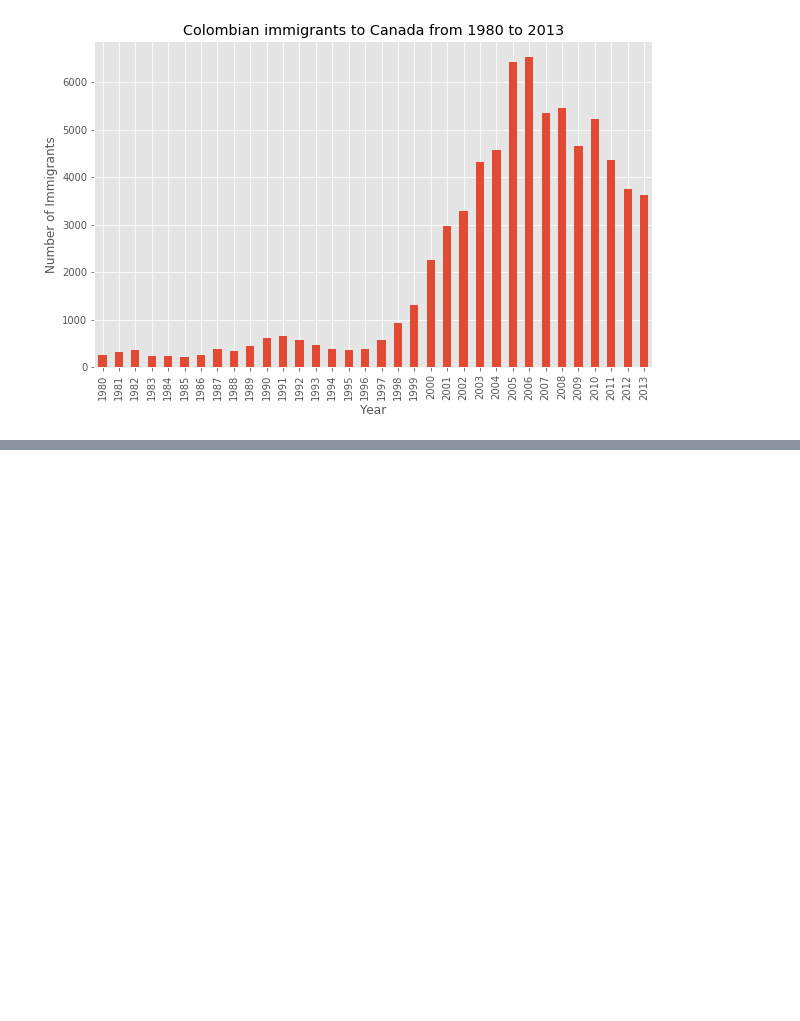
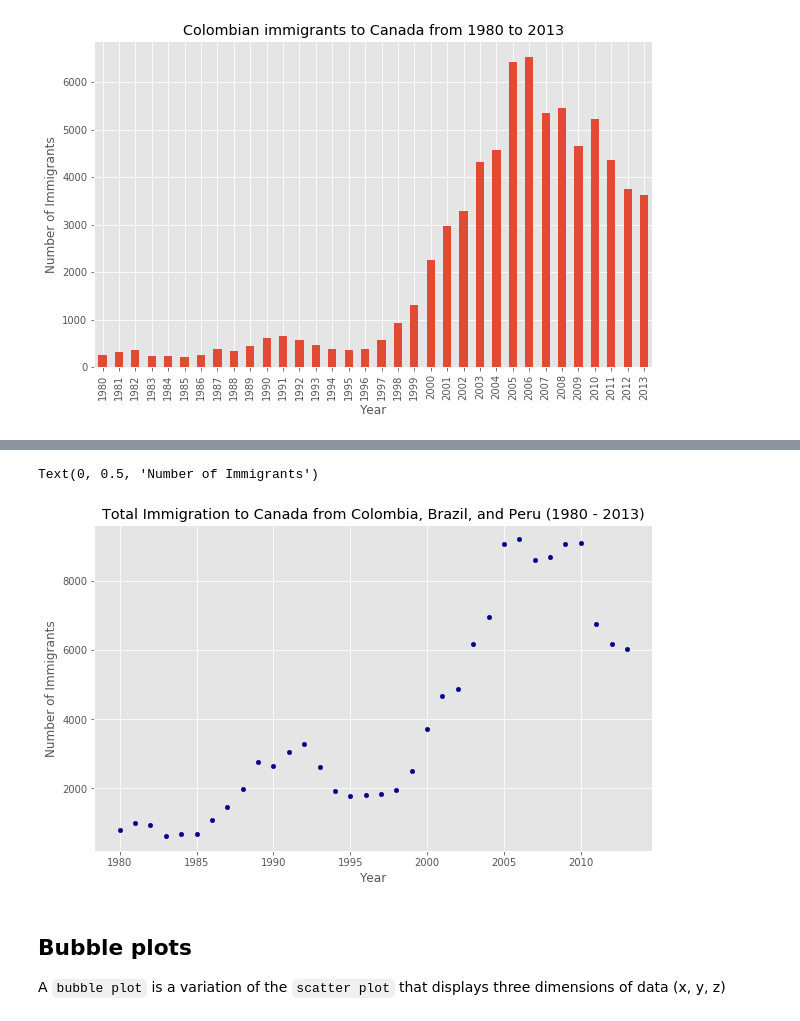
Before and after one commit to felgonzalezh/IBM-Data-Science-Professional-Certification, a Jupyter notebook: Course7_Data_Visualization_with_Python/matplotlib_summary.ipynb, the cells around one changed output, grey strips where cells are left out. Cells and saved outputs as stored; diff of their text form; code cells hidden in the pictures; blank space fills up the shorter version.

```diff
--- a/Course7_Data_Visualization_with_Python/matplotlib_summary.ipynb
+++ b/Course7_Data_Visualization_with_Python/matplotlib_summary.ipynb
@@ -190,0 +235,8 @@ Text(0, 0.5, 'Number of Immigrants')
+# %%
+df_countries = pd.DataFrame(df_can.loc[["Colombia","Brazil","Peru"]])
+
+df_total = pd.DataFrame(df_countries[years].sum(axis=0))
+df_total.index = map(int,df_total.index)
+df_total.reset_index(inplace=True)
+df_total.columns = ["year","total"]
+df_total.head()
@@ -190,0 +250,13 @@ Text(0, 0.5, 'Number of Immigrants')
+# %%
+ax = df_total.plot(kind="scatter",x="year",y="total", figsize=(10, 6), color='darkblue')
+
+ax.set_title('Total Immigration to Canada from Colombia, Brazil, and Peru (1980 - 2013)')
+ax.set_xlabel('Year')
+ax.set_ylabel('Number of Immigrants')
+# %% [output]
+Text(0, 0.5, 'Number of Immigrants')
+[figure, added]
+# %% [markdown]
+## Bubble plots
+
+A `bubble plot` is a variation of the `scatter plot` that displays three dimensions of data (x, y, z)
```
Also changed, not shown: parts of 8 cells of this notebook.
